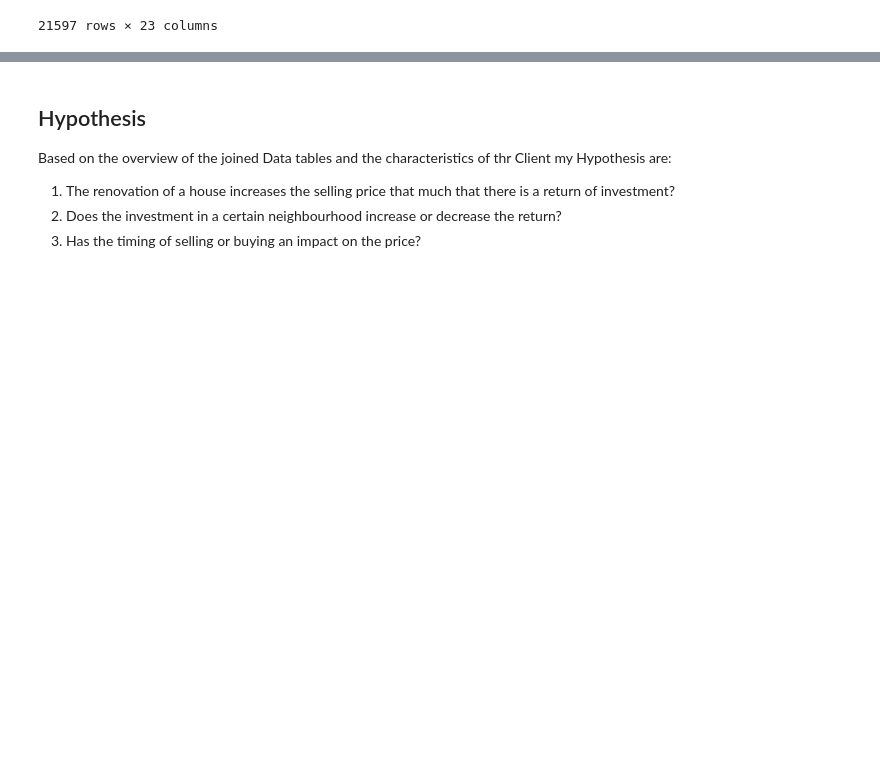
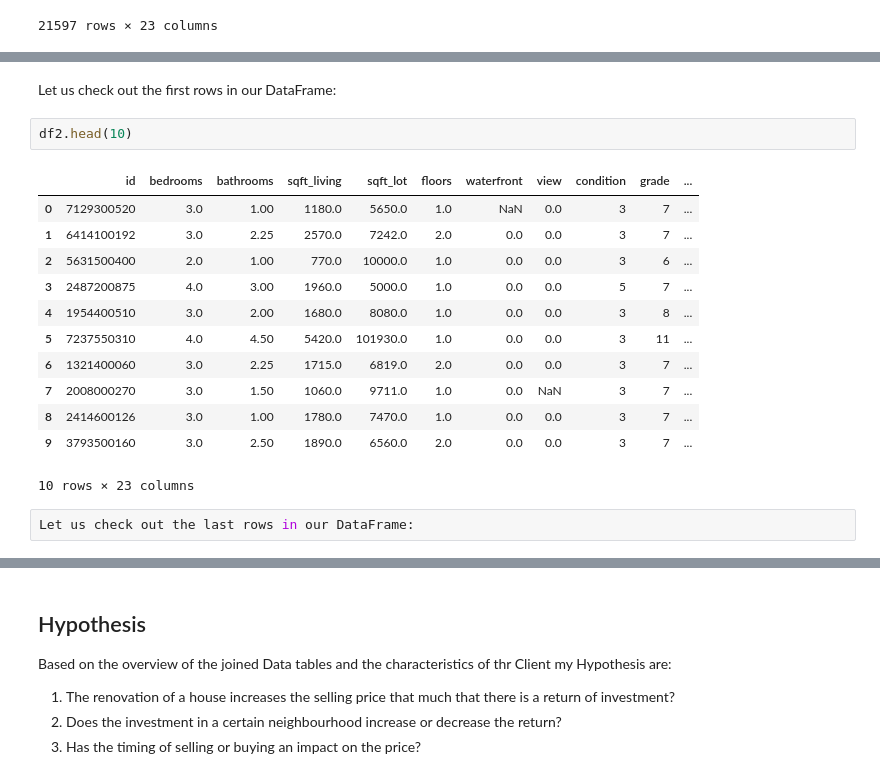
Before and after one commit to S3B3C/EDA-project_Housing, a Jupyter notebook: EDA.ipynb, the cells around one changed output, grey strips where cells are left out. Saved outputs shown, nothing was run; the diff lists cells and outputs as text; blank space fills up the shorter version.

Commit message:
EDA and documentation: data overviews

```diff
--- a/EDA.ipynb
+++ b/EDA.ipynb
@@ -137,0 +142,19 @@ Get overviwe of data by examining usuals suspects
+# %% [markdown]
+Let us check out the first rows in our DataFrame:
+# %%
+df2.head(10)
+# %% [output]
+|  | id | bedrooms | bathrooms | sqft_living | sqft_lot | floors | waterfront | view | condition | grade | ... |
+| 0 | 7129300520 | 3.0 | 1.00 | 1180.0 | 5650.0 | 1.0 | NaN | 0.0 | 3 | 7 | ... |
+| 1 | 6414100192 | 3.0 | 2.25 | 2570.0 | 7242.0 | 2.0 | 0.0 | 0.0 | 3 | 7 | ... |
+| 2 | 5631500400 | 2.0 | 1.00 | 770.0 | 10000.0 | 1.0 | 0.0 | 0.0 | 3 | 6 | ... |
+| 3 | 2487200875 | 4.0 | 3.00 | 1960.0 | 5000.0 | 1.0 | 0.0 | 0.0 | 5 | 7 | ... |
+| 4 | 1954400510 | 3.0 | 2.00 | 1680.0 | 8080.0 | 1.0 | 0.0 | 0.0 | 3 | 8 | ... |
+| 5 | 7237550310 | 4.0 | 4.50 | 5420.0 | 101930.0 | 1.0 | 0.0 | 0.0 | 3 | 11 | ... |
+| 6 | 1321400060 | 3.0 | 2.25 | 1715.0 | 6819.0 | 2.0 | 0.0 | 0.0 | 3 | 7 | ... |
+| 7 | 2008000270 | 3.0 | 1.50 | 1060.0 | 9711.0 | 1.0 | 0.0 | NaN | 3 | 7 | ... |
+| 8 | 2414600126 | 3.0 | 1.00 | 1780.0 | 7470.0 | 1.0 | 0.0 | 0.0 | 3 | 7 | ... |
+| 9 | 3793500160 | 3.0 | 2.50 | 1890.0 | 6560.0 | 2.0 | 0.0 | 0.0 | 3 | 7 | ... |
+10 rows × 23 columns
+# %%
+Let us check out the last rows in our DataFrame:
```
Also changed, not shown: parts of 20 cells of this notebook.
